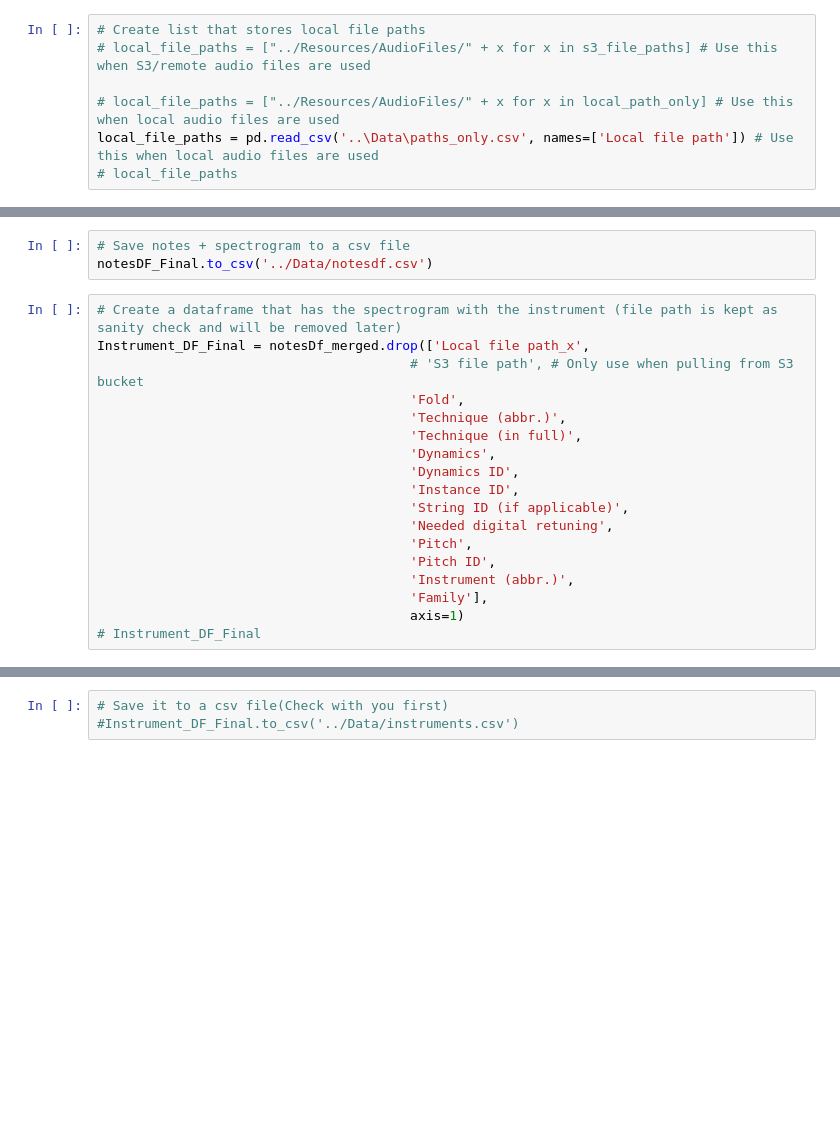
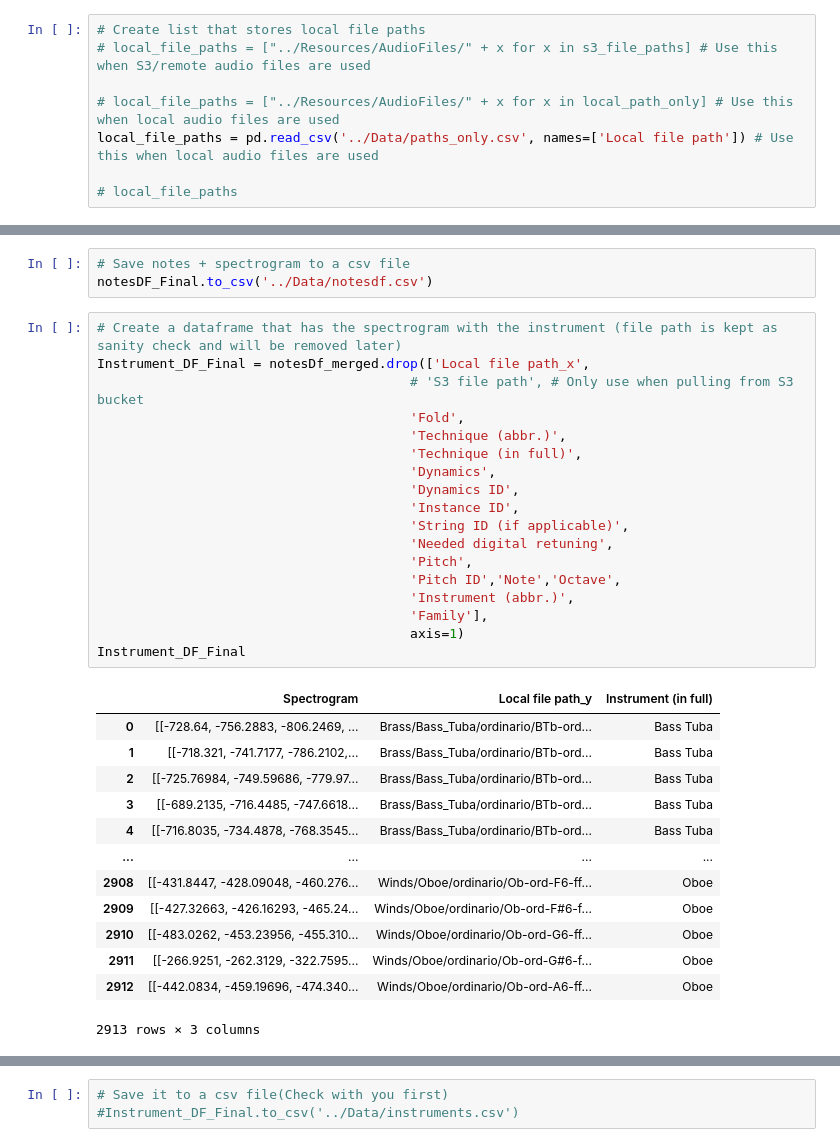
Before and after one commit to susiexia/AI_Music, a Jupyter notebook: Code/ETL.ipynb, the cells around one changed output, grey strips where cells are left out. Cells and saved outputs as stored; diff of their text form; blank space fills up the shorter version.

```diff
--- a/Code/ETL.ipynb
+++ b/Code/ETL.ipynb
@@ -93,7 +93,8 @@ import struct
 # local_file_paths = ["../Resources/AudioFiles/" + x for x in s3_file_paths] # Use this when S3/remote audio files are used
 
 # local_file_paths = ["../Resources/AudioFiles/" + x for x in local_path_only] # Use this when local audio files are used
-local_file_paths = pd.read_csv('..\Data\paths_only.csv', names=['Local file path']) # Use this when local audio files are used
+local_file_paths = pd.read_csv('../Data/paths_only.csv', names=['Local file path']) # Use this when local audio files are used
+
 # local_file_paths
 # %%
 # Create dataframe for file paths. One column will be used to access the remote (S3) files, the other column will be used to access local files.
@@ -301,19 +324,33 @@ notesDF_Final.to_csv('../Data/notesdf.csv')
 # %%
 # Create a dataframe that has the spectrogram with the instrument (file path is kept as sanity check and will be removed later)
 Instrument_DF_Final = notesDf_merged.drop(['Local file path_x',
                                         # 'S3 file path', # Only use when pulling from S3 bucket
                                         'Fold',
                                         'Technique (abbr.)',
                                         'Technique (in full)',
                                         'Dynamics',
                                         'Dynamics ID',
                                         'Instance ID',
                                         'String ID (if applicable)',
                                         'Needed digital retuning',
                                         'Pitch',
-                                        'Pitch ID',
+                                        'Pitch ID','Note','Octave',
                                         'Instrument (abbr.)',
                                         'Family'],
                                         axis=1)
-# Instrument_DF_Final
+Instrument_DF_Final
+# %% [output]
+|  | Spectrogram | Local file path_y | Instrument (in full) |
+| 0 | [[-728.64, -756.2883, -806.2469, ... | Brass/Bass_Tuba/ordinario/BTb-ord... | Bass Tuba |
+| 1 | [[-718.321, -741.7177, -786.2102,... | Brass/Bass_Tuba/ordinario/BTb-ord... | Bass Tuba |
+| 2 | [[-725.76984, -749.59686, -779.97... | Brass/Bass_Tuba/ordinario/BTb-ord... | Bass Tuba |
+| 3 | [[-689.2135, -716.4485, -747.6618... | Brass/Bass_Tuba/ordinario/BTb-ord... | Bass Tuba |
+| 4 | [[-716.8035, -734.4878, -768.3545... | Brass/Bass_Tuba/ordinario/BTb-ord... | Bass Tuba |
+| ... | ... | ... | ... |
+| 2908 | [[-431.8447, -428.09048, -460.276... | Winds/Oboe/ordinario/Ob-ord-F6-ff... | Oboe |
+| 2909 | [[-427.32663, -426.16293, -465.24... | Winds/Oboe/ordinario/Ob-ord-F#6-f... | Oboe |
+| 2910 | [[-483.0262, -453.23956, -455.310... | Winds/Oboe/ordinario/Ob-ord-G6-ff... | Oboe |
+| 2911 | [[-266.9251, -262.3129, -322.7595... | Winds/Oboe/ordinario/Ob-ord-G#6-f... | Oboe |
+| 2912 | [[-442.0834, -459.19696, -474.340... | Winds/Oboe/ordinario/Ob-ord-A6-ff... | Oboe |
+2913 rows × 3 columns
 # %%
```
Also changed, not shown: parts of 9 cells of this notebook, 4 other files.
